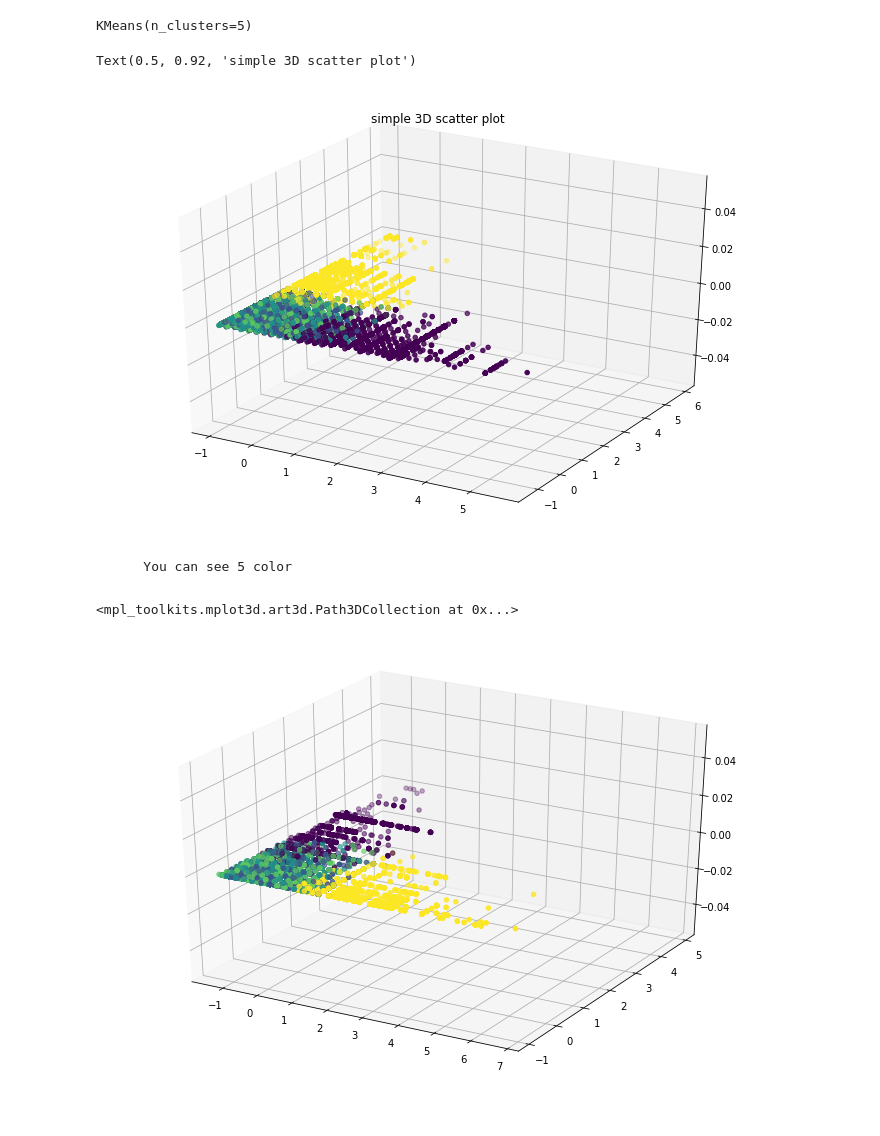
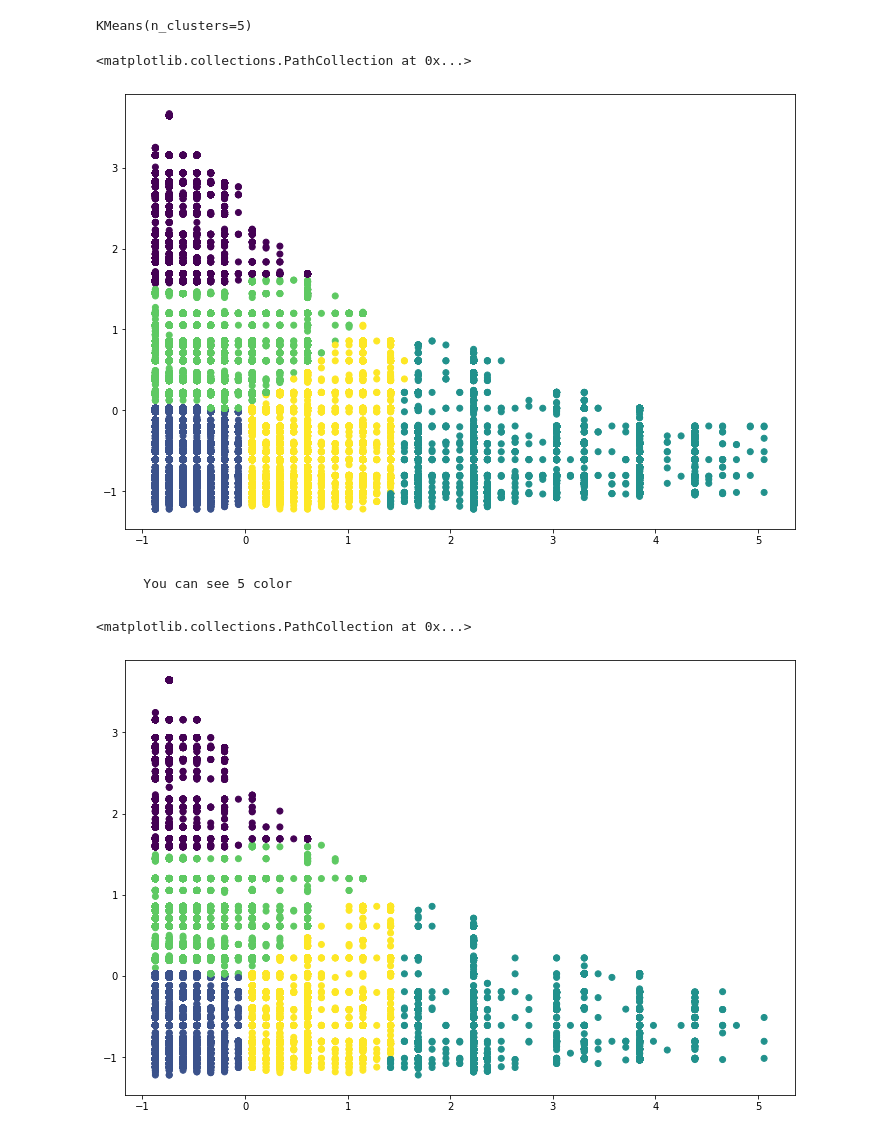
Before and after one commit to ajayn3300/Customer_Segmentation---Clustering, a Jupyter notebook: Online_Retail_Customer_Segmentation_Capstone_Project.ipynb, the cells around one changed output. Cells and saved outputs as stored; diff of their text form; code cells hidden in the pictures.

```diff
--- a/Online_Retail_Customer_Segmentation_Capstone_Project.ipynb
+++ b/Online_Retail_Customer_Segmentation_Capstone_Project.ipynb
@@ -224,7 +220,7 @@ detector.fit(data[data.describe().columns])
 IsolationForest(contamination=0.1, max_features=2)
 # %%
 #adding columns which will tell if the that data point is anomaly or not
-data['iforest']=detector.predict(data[data.describe().columns])
+data['iforest']=detector.predict(data[x_names])
 # %%
 # Let's see  sample
 data.sample()
@@ -243,6 +239,6 @@ data.sample()
 # %%
 # Let's plot features again
-for i,j in enumerate(data.describe().columns):
+for i,j in enumerate(x_names):
   plt.figure(i+1)
   sns.boxplot(data[j])
 # %% [output]
@@ -271,8 +262,7 @@ data.head()
 # Data Scaling
 # %%
 # first lets save our numeric columns
-x_names=data.describe().columns
-print(x_names)
+
 #let's scale data
 from sklearn.preprocessing import StandardScaler        # library
 
@@ -403,7 +385,7 @@ test_preds=model.predict(test)
 train=pd.DataFrame(train)
 
 #adding column names
-train.columns=data.describe().columns
+train.columns=x_names
 
 # adding clusters columns to train dataframe
 train['clusters']=train_preds
@@ -421,25 +403,17 @@ test['clusters']=test_preds
 new=pd.concat([train,test])
 # %%
 #plotting   for train data
-from mpl_toolkits import mplot3d
-fig = plt.figure(figsize = (12, 8))
-ax = plt.axes(projection ="3d")
-
-
-ax.scatter3D(train['Quantity'], train['UnitPrice'], train['year'], c= train['clusters'])
-plt.title("simple 3D scatter plot")
+plt.figure(figsize=(12,8))
+plt.scatter(train['Quantity'],train['UnitPrice'],c=train['clusters'])
 # %% [output]
-Text(0.5, 0.92, 'simple 3D scatter plot')
+<matplotlib.collections.PathCollection at 0x...>
-[figure, old version]
+[figure, new version]
 # %% [markdown]
         You can see 5 color
 # %%
 # for test data
-from mpl_toolkits import mplot3d
 plt.figure(figsize=(12,8))
-ax=plt.axes(projection='3d')
-
-ax.scatter3D(test['UnitPrice'],test['Quantity'],test['year'],c=test['clusters'])
+plt.scatter(test['Quantity'],test['UnitPrice'],c=test['clusters'])
 # %% [output]
-<mpl_toolkits.mplot3d.art3d.Path3DCollection at 0x...>
+<matplotlib.collections.PathCollection at 0x...>
-[figure, old version]
+[figure, new version]
```
Also changed, not shown: parts of 19 cells of this notebook.
